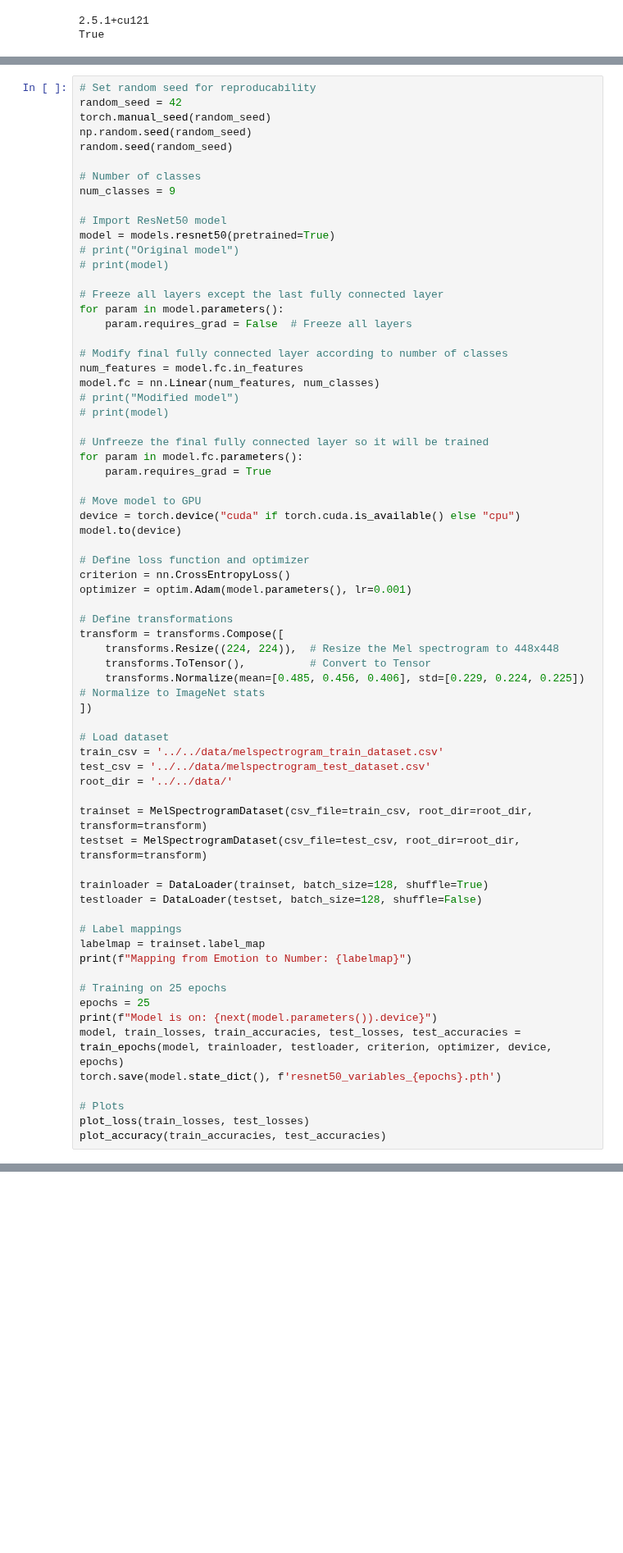
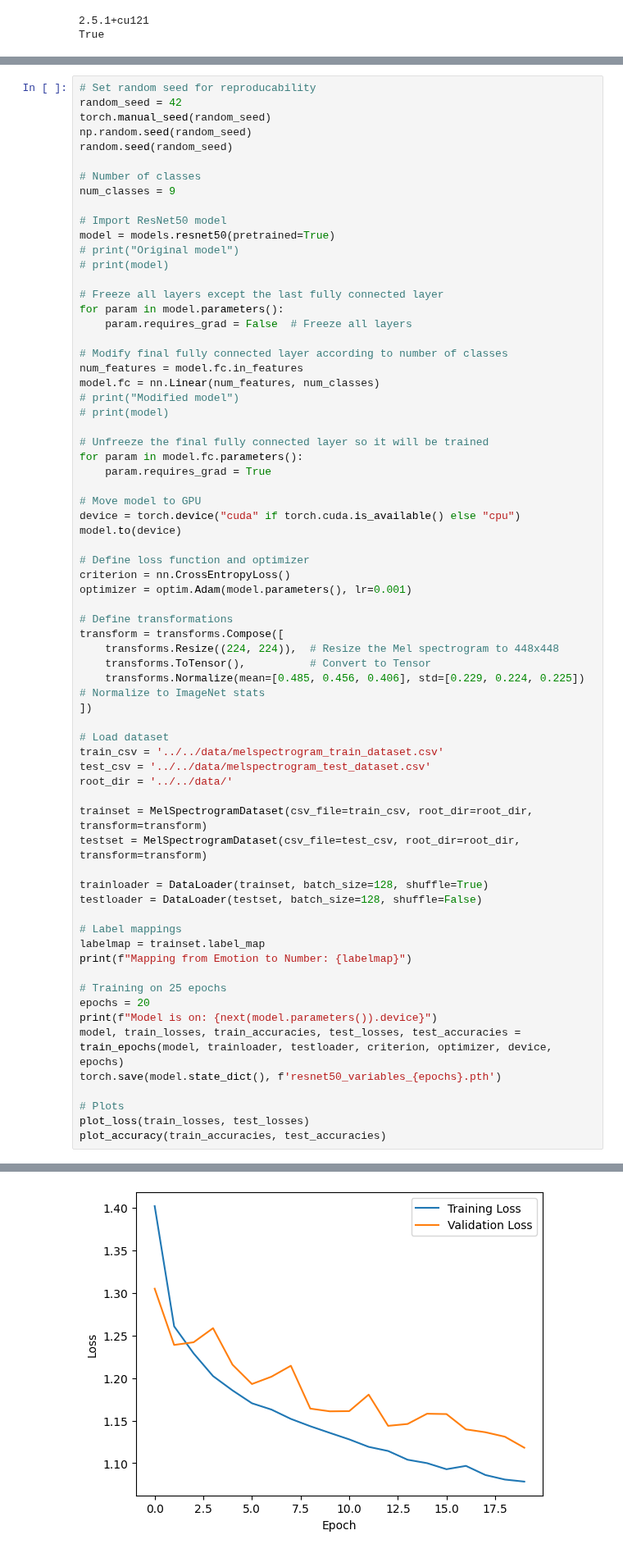
Before and after one commit to Fe-56/ai_project_ser, a Jupyter notebook: cnn scripts/resnet50/resnet50.ipynb, the cells around one changed output, grey strips where cells are left out. Shown at 82% size. Cells and saved outputs as stored; diff of their text form; blank space fills up the shorter version.

```diff
--- a/cnn scripts/resnet50/resnet50.ipynb
+++ b/cnn scripts/resnet50/resnet50.ipynb
@@ -239,7 +239,7 @@ labelmap = trainset.label_map
 print(f"Mapping from Emotion to Number: {labelmap}")
 
 # Training on 25 epochs
-epochs = 25
+epochs = 20
 print(f"Model is on: {next(model.parameters()).device}")
 model, train_losses, train_accuracies, test_losses, test_accuracies = train_epochs(model, trainloader, testloader, criterion, optimizer, device, epochs)
 torch.save(model.state_dict(), f'resnet50_variables_{epochs}.pth')
@@ -253,0 +268 @@ Epoch 1/20
+[figure, added]
```
Also changed, not shown: parts of 3 cells of this notebook, 8 other files.
